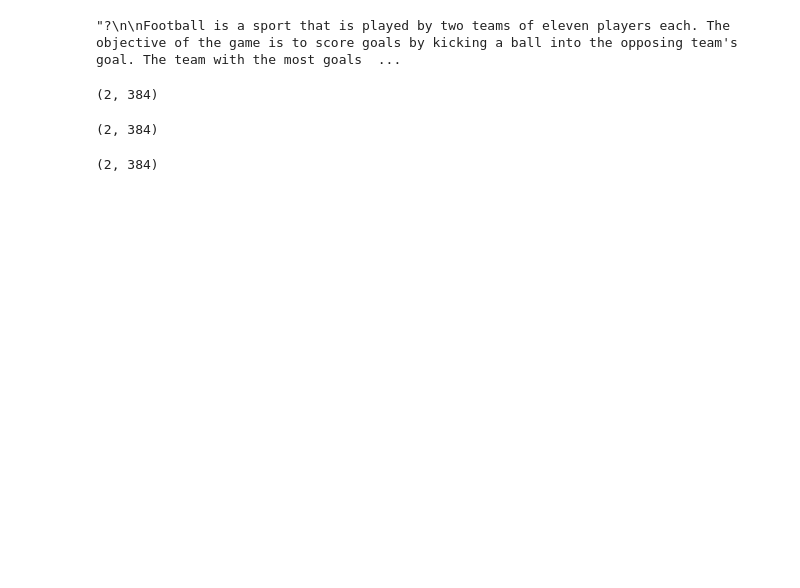
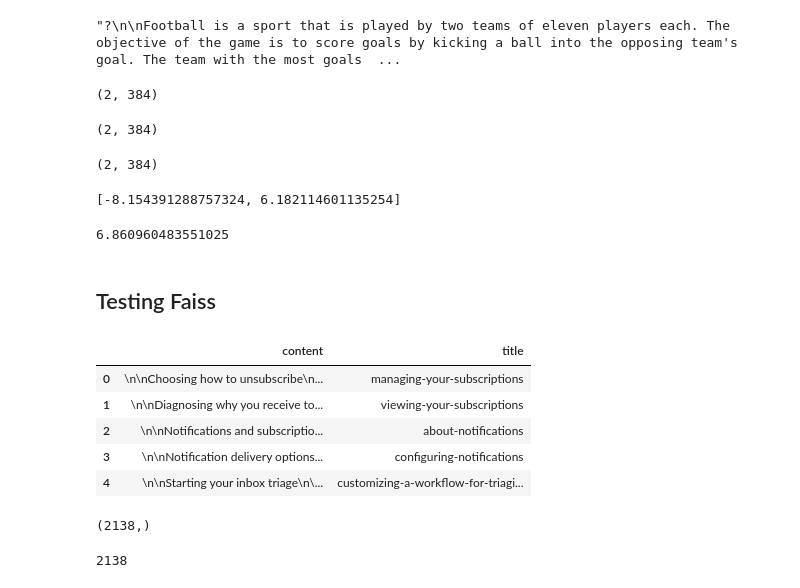
Before and after one commit to jeremdesno/RAG_chatbot, a Jupyter notebook: jeremy-dev/test.ipynb, the cells around one changed output. Cells and saved outputs as stored; diff of their text form; code cells hidden in the pictures; blank space fills up the shorter version.

```diff
--- a/jeremy-dev/test.ipynb
+++ b/jeremy-dev/test.ipynb
@@ -181,0 +193,25 @@ model_mpnet.encode(sentences).shape
+# %%
+scores = reranker.compute_score([['what is panda?', 'hi'], ['what is panda?', 'The giant panda (Ailuropoda melanoleuca), sometimes called a panda bear or simply panda, is a bear species endemic to China.']])
+print(scores)
+# %% [output]
+[-8.154391288757324, 6.182114601135254]
+# %%
+reranker.compute_score(['Hello', 'hi'])
+# %% [output]
+6.860960483551025
+# %% [markdown]
+## Testing Faiss
+# %%
+df = pd.read_csv("../data/documents.csv")
+df.head()
+# %% [output]
+|  | content | title |
+| 0 | \n\nChoosing how to unsubscribe\n... | managing-your-subscriptions |
+| 1 | \n\nDiagnosing why you receive to... | viewing-your-subscriptions |
+| 2 | \n\nNotifications and subscriptio... | about-notifications |
+| 3 | \n\nNotification delivery options... | configuring-notifications |
+| 4 | \n\nStarting your inbox triage\n\... | customizing-a-workflow-for-triagi... |
+# %%
+df.content.values.shape
+# %% [output]
+(2138,)
@@ -181,0 +264,4 @@ model_mpnet.encode(sentences).shape
+# %%
+index_flatIP.ntotal
+# %% [output]
+2138
```
Also changed, not shown: parts of 33 cells of this notebook, 1 other file.
